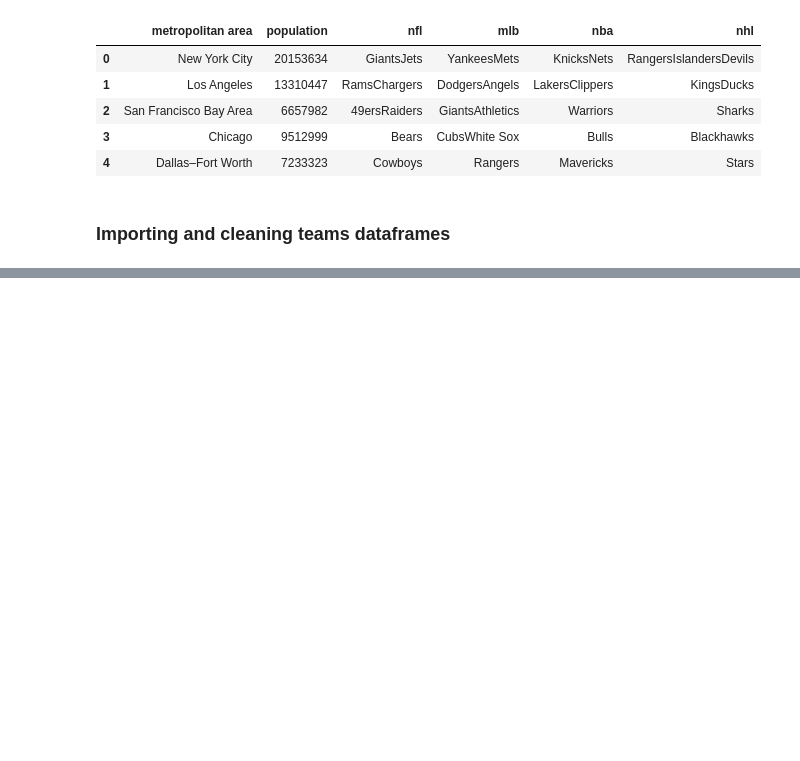
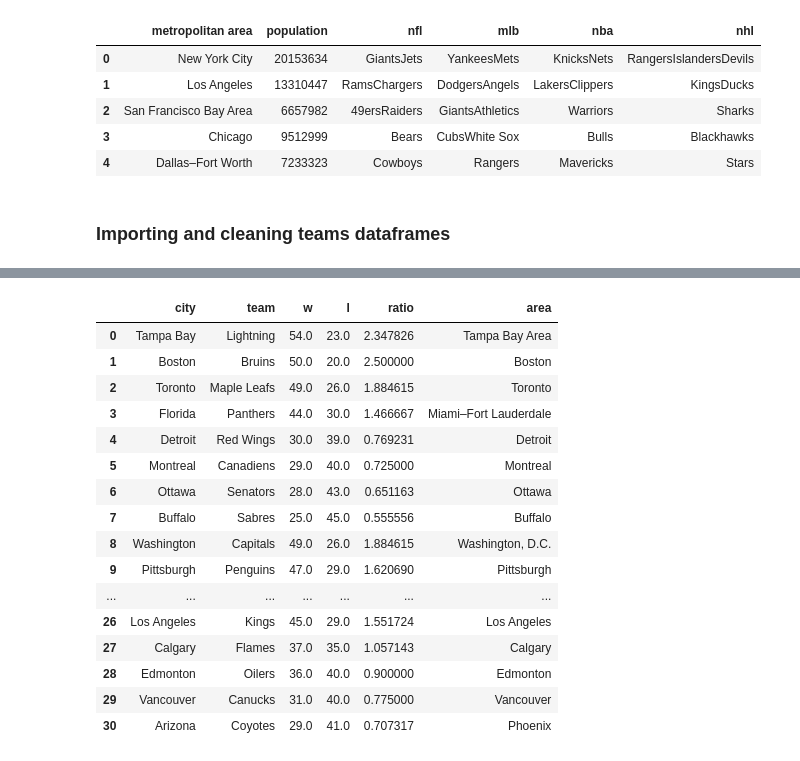
Before and after one commit to kevinmiguel97/Regions-sport-teams-anlysis, a Jupyter notebook: Regions_analysis.ipynb, the cells around one changed output, grey strips where cells are left out. Cells and saved outputs as stored; diff of their text form; code cells hidden in the pictures; blank space fills up the shorter version.

Commit message:
Areas normalization between dfs

```diff
--- a/Regions_analysis.ipynb
+++ b/Regions_analysis.ipynb
@@ -56,3 +56,8 @@ nba_df = pd.read_csv('assets/nba.csv')
 mlb_df = pd.read_csv('assets/mlb.csv')
 
 nhl_df.head()
+
+nhl_delete = nhl_df
+nfl_delete = nfl_df
+nba_delete = nba_df
+mlb_delete = mlb_df
@@ -68,4 +76,7 @@ nhl_df.head()
 # %%
+# DELETE:
+nhl_df = nhl_delete
+
 # Cleaning column names and filtering year function
 def cols_year_cleaning(df, year = 2018):
     '''
@@ -75,7 +86,7 @@ def cols_year_cleaning(df, year = 2018):
     # Cleaning column names
     df.columns = [x.strip().lower() for x in df]
     # Selecting only 2018
-    df = df[nhl_df['year'] == year]
+    df = df[df['year'] == year]
     return df
 
 # Applying column cleaning and year filtering to nhl df
@@ -83,8 +94,75 @@ nhl_df = cols_year_cleaning(nhl_df, 2018)
 
 # Reducing to desired columns function
 def select_columns(df, cols):
+    '''
+    This function takes a dataframe en keeps only passed columns as a list
+    '''
     df = df[cols]
     return df
 
 nhl_df = select_columns(nhl_df, ['team', 'w', 'l'])
+
 # Cleaning any notes or symbols at the end of the team names
+def remove_notes(df, pattern):
+    df['team'].replace(pattern, '', regex=True, inplace=True)
+    return df
+
+nhl_df = remove_notes(nhl_df, '\*')
+
+# Dropping divisions rows from data
+def drop_divisions(df, pattern):
+    '''
+    This function takes a dataframe and looks for a specific pattern in the 'w' column to drop those specific rows
+    '''
+    divisions_mask = df['w'].str.contains(pattern, regex=True) == False
+    df = df[divisions_mask]
+    df.reset_index(drop=True, inplace=True)
+    return df
+
+nhl_df = drop_divisions(nhl_df, 'Division')
+
+# Separating teams from cities
+def separate_cities_teams(df, twoWord_cities = ['New', 'Tampa', 'St.', 'San', 'Los']):
+    df['city'] = df['team'].apply(lambda x: ' '.join(x.split()[0:2]) if x.split()[0] in twoWord_cities else x.split()[0])
+    df['team'] = df['team'].apply(lambda x: ' '.join(x.split()[2:]) if x.split()[0] in twoWord_cities else ' '.join(x.split()[1:]))
+    df = df[['city', 'team', 'w', 'l']]
+    return df
+
+nhl_df = separate_cities_teams(nhl_df)
+
+# Generating win loss ratio column
+def win_loss_ratio(df):
+    df[['w', 'l']] = df[['w', 'l']].astype(float)
+    df['ratio'] = df['w'] / df['l']
+    return df
+
+nhl_df = win_loss_ratio(nhl_df)
+
+# Generating metropolitan area
+def metropolitan_areas(df, cities, league):
+    '''
+    This function takes the league dataframe and compares the city with the metropolitan area of the cities dataframe.
+    If the text inside the city is contained within the metropolitan area it assigns that metropolitam area, otherwise
+    it keeps the original city and mannual inputting will be necessary.
+    '''
+    df['area'] = df['city']
+    for area in cities['metropolitan area']:
+        for city in df['area']:
+            if re.search(city, area):
+                df['area'].replace(city, area, inplace=True)
+
+    for team_c in cities[league]:
+        for team_x in df['team']:
+            if re.search(team_x, team_c):
+                wrong_area = df[df['team']==team_x].iloc[0]['area']
+                correct_area = cities[cities[league]==team_c].iloc[0]['metropolitan area']
+                if wrong_area != correct_area:
+                    df['area'].replace(wrong_area, correct_area, inplace=True)
+                    print('Replaced:', wrong_area, 'with:', correct_area)
+
+    return df
+
+nhl_df = metropolitan_areas(nhl_df, cities, league='nhl')
+
+nhl_df
+# %% [output]
@@ -90,0 +177,17 @@ nhl_df = select_columns(nhl_df, ['team', 'w', 'l'])
+|  | city | team | w | l | ratio | area |
+| 0 | Tampa Bay | Lightning | 54.0 | 23.0 | 2.347826 | Tampa Bay Area |
+| 1 | Boston | Bruins | 50.0 | 20.0 | 2.500000 | Boston |
+| 2 | Toronto | Maple Leafs | 49.0 | 26.0 | 1.884615 | Toronto |
+| 3 | Florida | Panthers | 44.0 | 30.0 | 1.466667 | Miami–Fort Lauderdale |
+| 4 | Detroit | Red Wings | 30.0 | 39.0 | 0.769231 | Detroit |
+| 5 | Montreal | Canadiens | 29.0 | 40.0 | 0.725000 | Montreal |
+| 6 | Ottawa | Senators | 28.0 | 43.0 | 0.651163 | Ottawa |
+| 7 | Buffalo | Sabres | 25.0 | 45.0 | 0.555556 | Buffalo |
+| 8 | Washington | Capitals | 49.0 | 26.0 | 1.884615 | Washington, D.C. |
+| 9 | Pittsburgh | Penguins | 47.0 | 29.0 | 1.620690 | Pittsburgh |
+| ... | ... | ... | ... | ... | ... | ... |
+| 26 | Los Angeles | Kings | 45.0 | 29.0 | 1.551724 | Los Angeles |
+| 27 | Calgary | Flames | 37.0 | 35.0 | 1.057143 | Calgary |
+| 28 | Edmonton | Oilers | 36.0 | 40.0 | 0.900000 | Edmonton |
+| 29 | Vancouver | Canucks | 31.0 | 40.0 | 0.775000 | Vancouver |
+| 30 | Arizona | Coyotes | 29.0 | 41.0 | 0.707317 | Phoenix |
```
Also changed, not shown: parts of 14 cells of this notebook.
